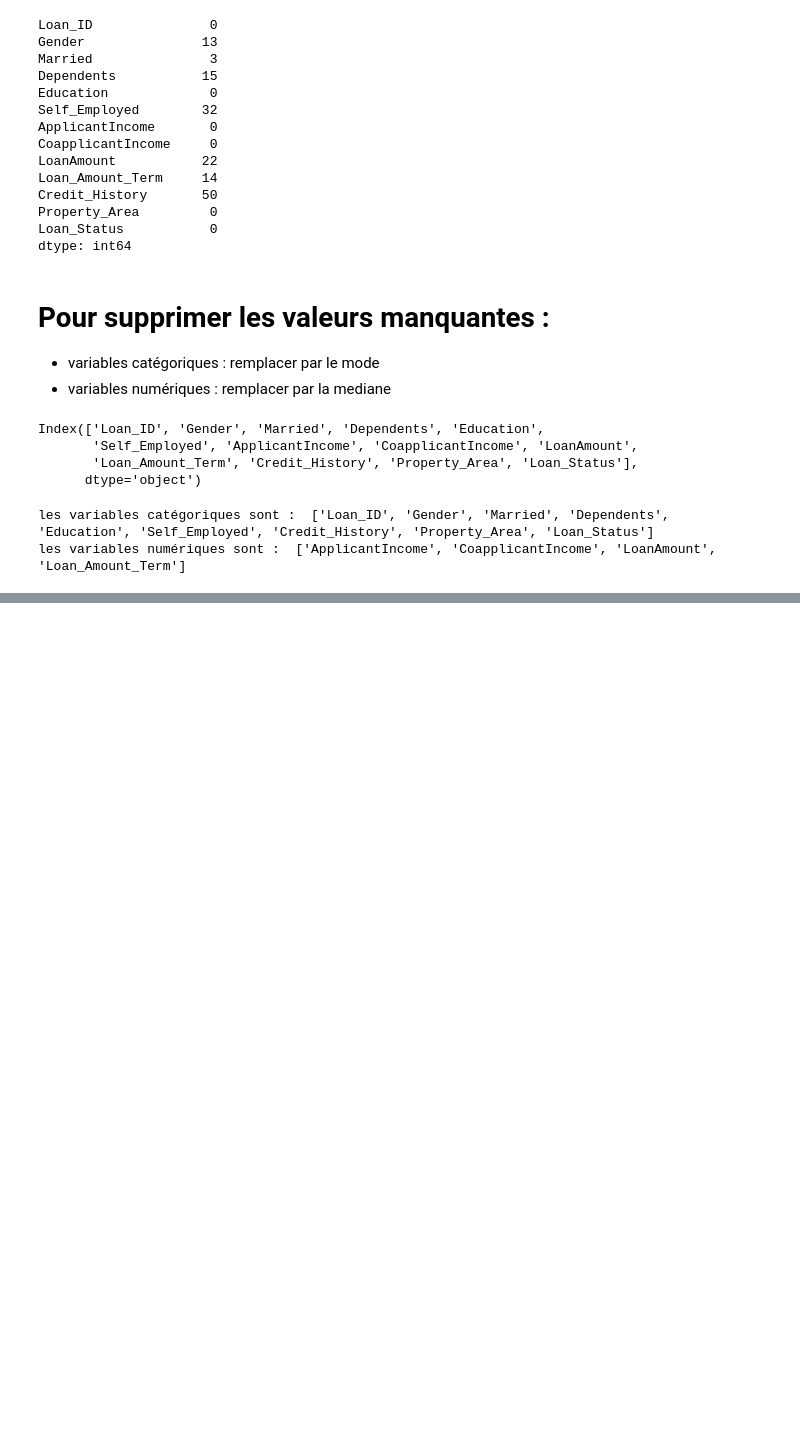
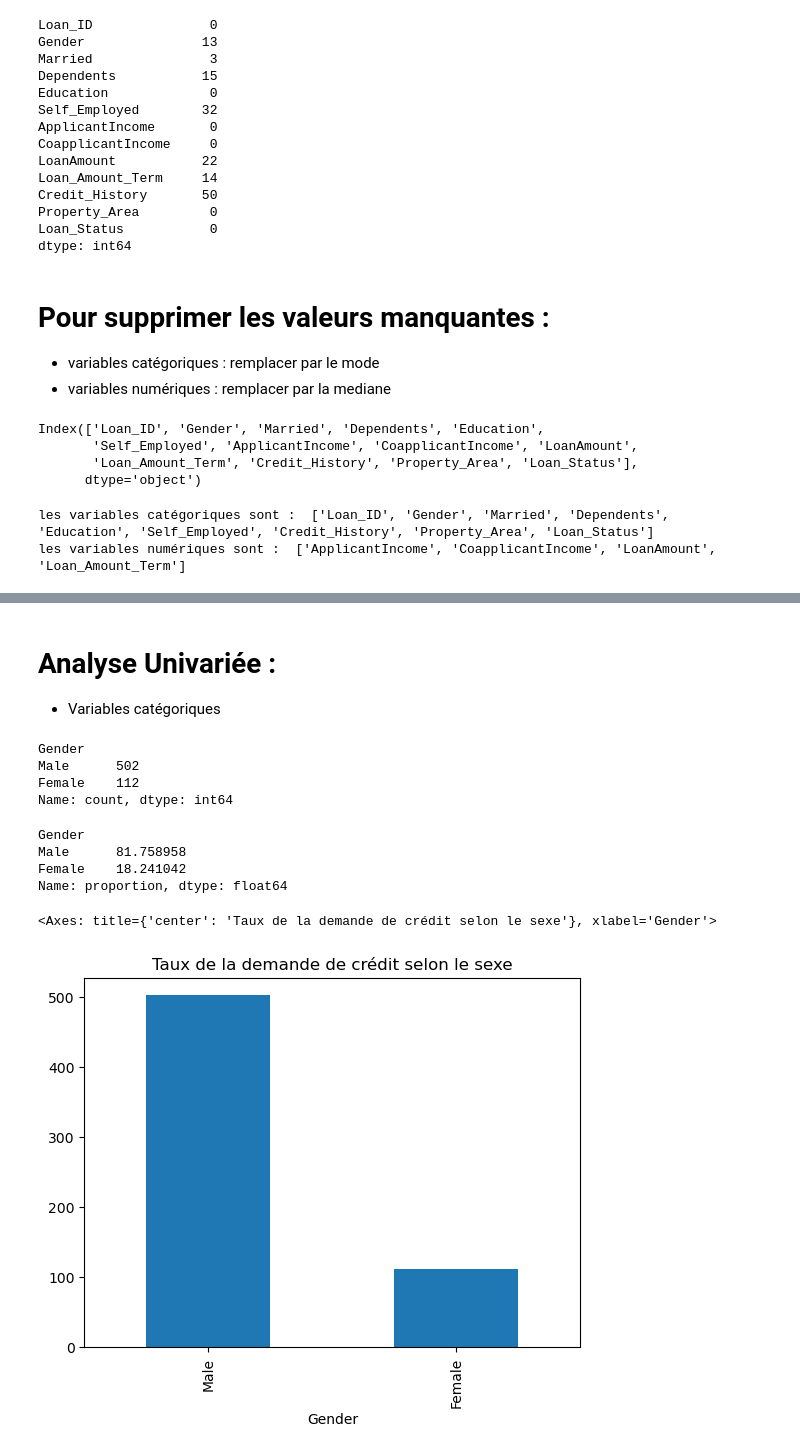
Before and after one commit to malakboudaa/Cr-dit_Logement, a Jupyter notebook: Prévisions_crédit_bc.ipynb, the cells around one changed output, grey strips where cells are left out. Cells and saved outputs as stored; diff of their text form; code cells hidden in the pictures; blank space fills up the shorter version.

Commit message:
visualiser les variables catégoriques

```diff
--- a/Prévisions_crédit_bc.ipynb
+++ b/Prévisions_crédit_bc.ipynb
@@ -169,0 +171,22 @@ df ['Loan_Status'].value_counts(normalize = True).plot.bar(title = 'Taux de Cré
+# %% [markdown]
+# Analyse Univariée :
+- Variables catégoriques
+# %%
+df ['Gender'].value_counts()
+# %% [output]
+Gender
+Male      502
+Female    112
+Name: count, dtype: int64
+# %%
+df ['Gender'].value_counts(normalize=True)*100
+# %% [output]
+Gender
+Male      81.758958
+Female    18.241042
+Name: proportion, dtype: float64
+# %%
+df ['Gender'].value_counts().plot.bar(title="Taux de la demande de crédit selon le sexe")
+# %% [output]
+<Axes: title={'center': 'Taux de la demande de crédit selon le sexe'}, xlabel='Gender'>
+[figure, added]
```
Also changed, not shown: parts of 14 cells of this notebook.
